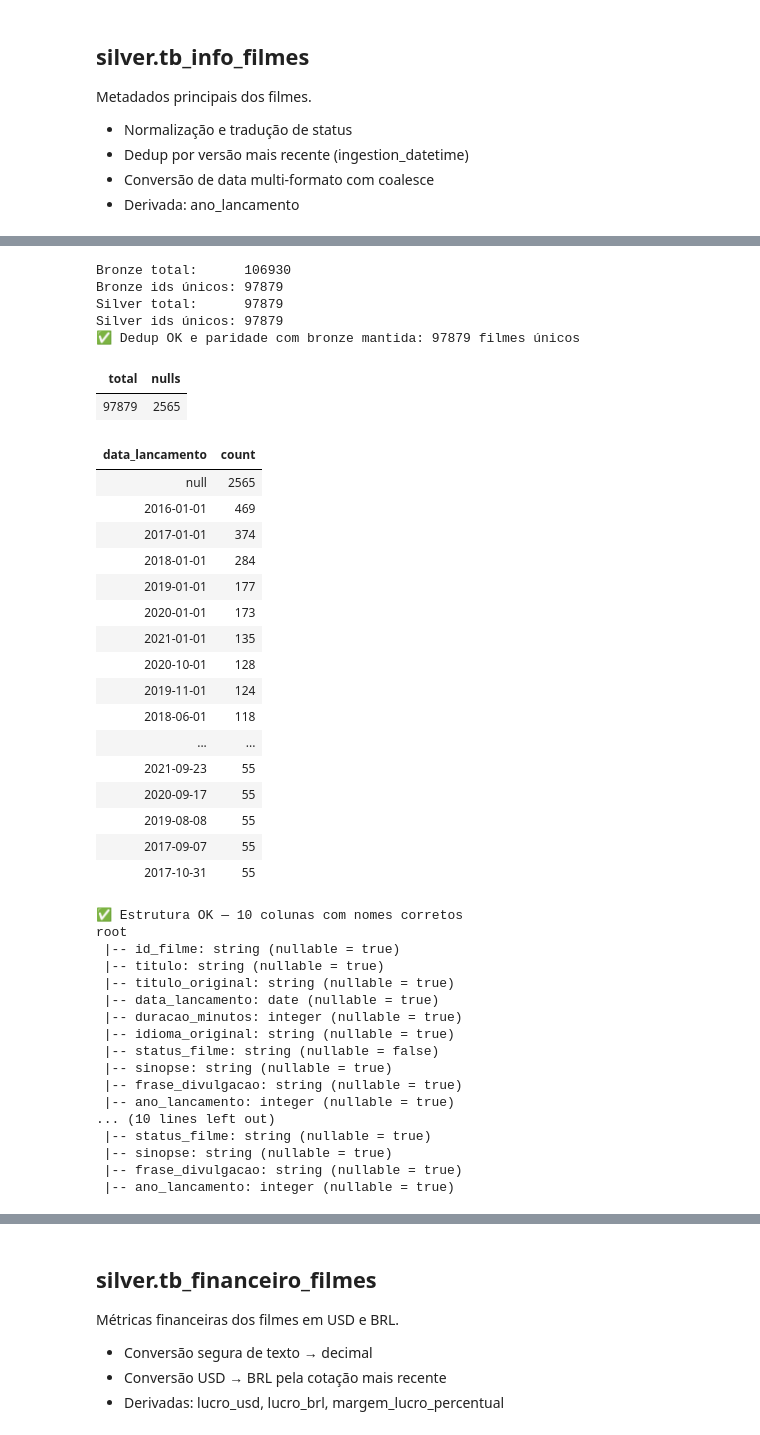
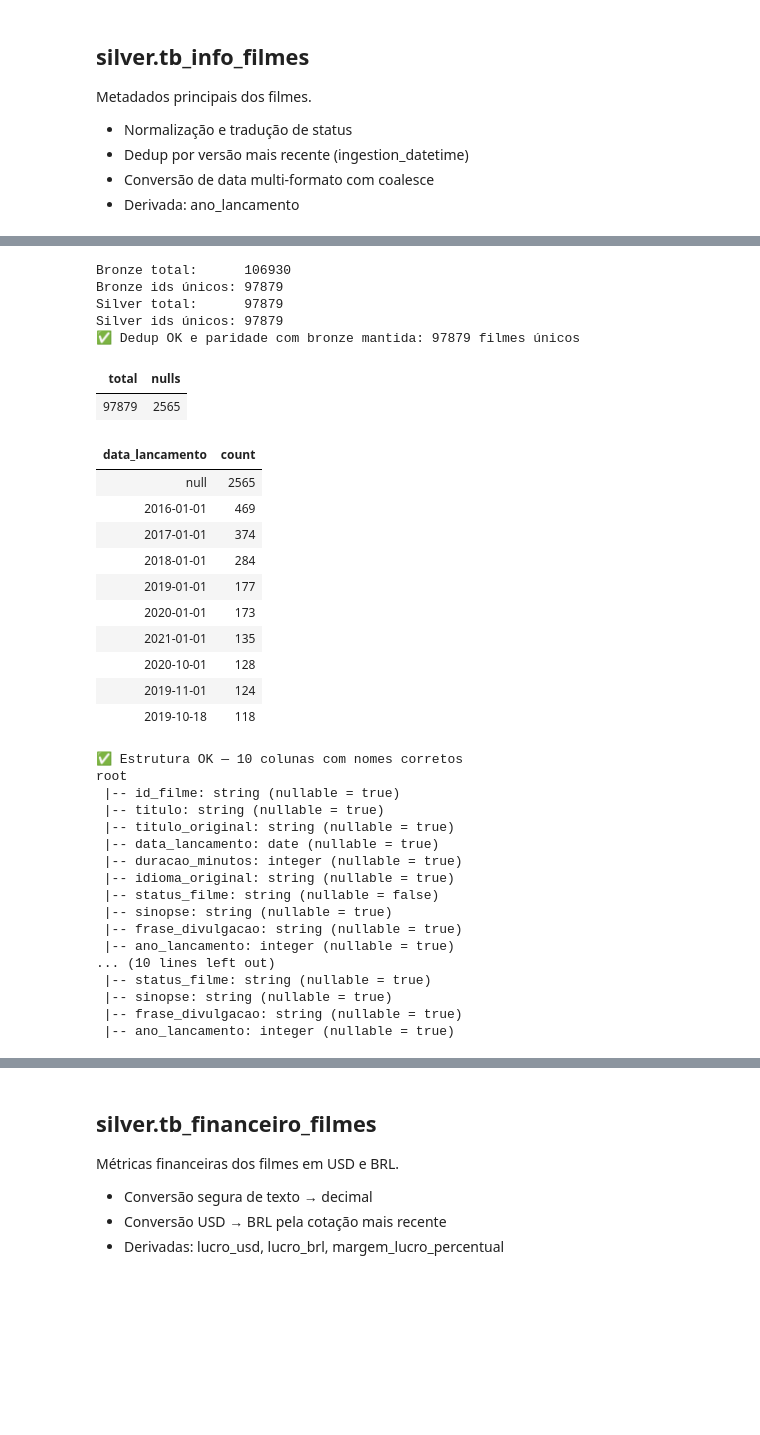
Before and after one commit to brendo-hyppolito/Brendo_RocketLab_Atividade_Movies_Medallion, a Jupyter notebook: 02_Bronze_para_Silver.ipynb, the cells around one changed output, grey strips where cells are left out. Cells and saved outputs as stored; diff of their text form; code cells hidden in the pictures; blank space fills up the shorter version.

```diff
--- a/02_Bronze_para_Silver.ipynb
+++ b/02_Bronze_para_Silver.ipynb
@@ -177,6 +177,7 @@ display(
     df_silver_movies_info.groupBy("data_lancamento")
     .count()
     .orderBy("count", ascending=False)
+    .limit(10)
 )
 
 # Estrutura: 10 colunas com nomes corretos
@@ -212,40 +213,34 @@ display(df_check.limit(5))
 | assinatura | count |
 | 9999-99-99 | 91541 |
 | 99/99/9999 | 10602 |
 | 99-99-9999 | 4717 |
 | null | 62 |
 | AAAAA'A AAAAAAAA AAAAAAAAA. AAAAA... | 1 |
 | AAA AAAAAA AAAA AAAAAAAAA AAAAAAA | 1 |
 | AAAAA AAAAAAAA AA AAAAAAAA AAA AA... | 1 |
 | AA AAAAA AAA A AAAAA AAAAAA | 1 |
 | AA AAAAAAAAAAA AAAA AAAAA AAAAA A... | 1 |
 | AAA AAAA AAAAAA AAAAAAAAA AAA AAA... | 1 |
 | A AAA AAA AAAAAAAA AAAAA AAAA AAA... | 1 |
 | AAAAAAAA AAAAAA. AAA AAAAA AAA AA... | 1 |
 Bronze total:      106930
 Bronze ids únicos: 97879
 Silver total:      97879
 Silver ids únicos: 97879
 ✅ Dedup OK e paridade com bronze mantida: 97879 filmes únicos
 | total | nulls |
 | 97879 | 2565 |
 | data_lancamento | count |
 | null | 2565 |
 | 2016-01-01 | 469 |
 | 2017-01-01 | 374 |
 | 2018-01-01 | 284 |
 | 2019-01-01 | 177 |
 | 2020-01-01 | 173 |
 | 2021-01-01 | 135 |
 | 2020-10-01 | 128 |
 | 2019-11-01 | 124 |
-| 2018-06-01 | 118 |
-| ... | ... |
-| 2021-09-23 | 55 |
-| 2020-09-17 | 55 |
-| 2019-08-08 | 55 |
-| 2017-09-07 | 55 |
-| 2017-10-31 | 55 |
+| 2019-10-18 | 118 |
 ✅ Estrutura OK — 10 colunas com nomes corretos
 root
  |-- id_filme: string (nullable = true)
```
Also changed, not shown: parts of 3 cells of this notebook.
